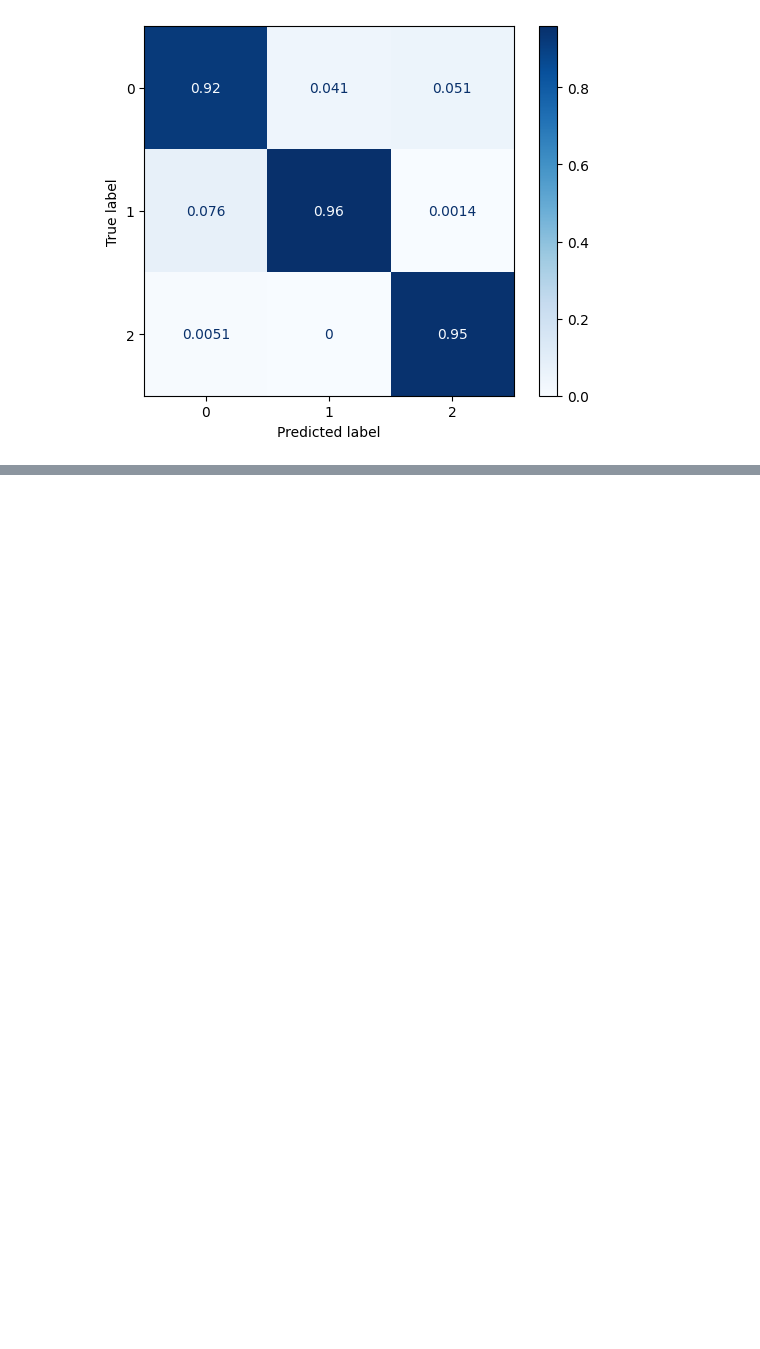
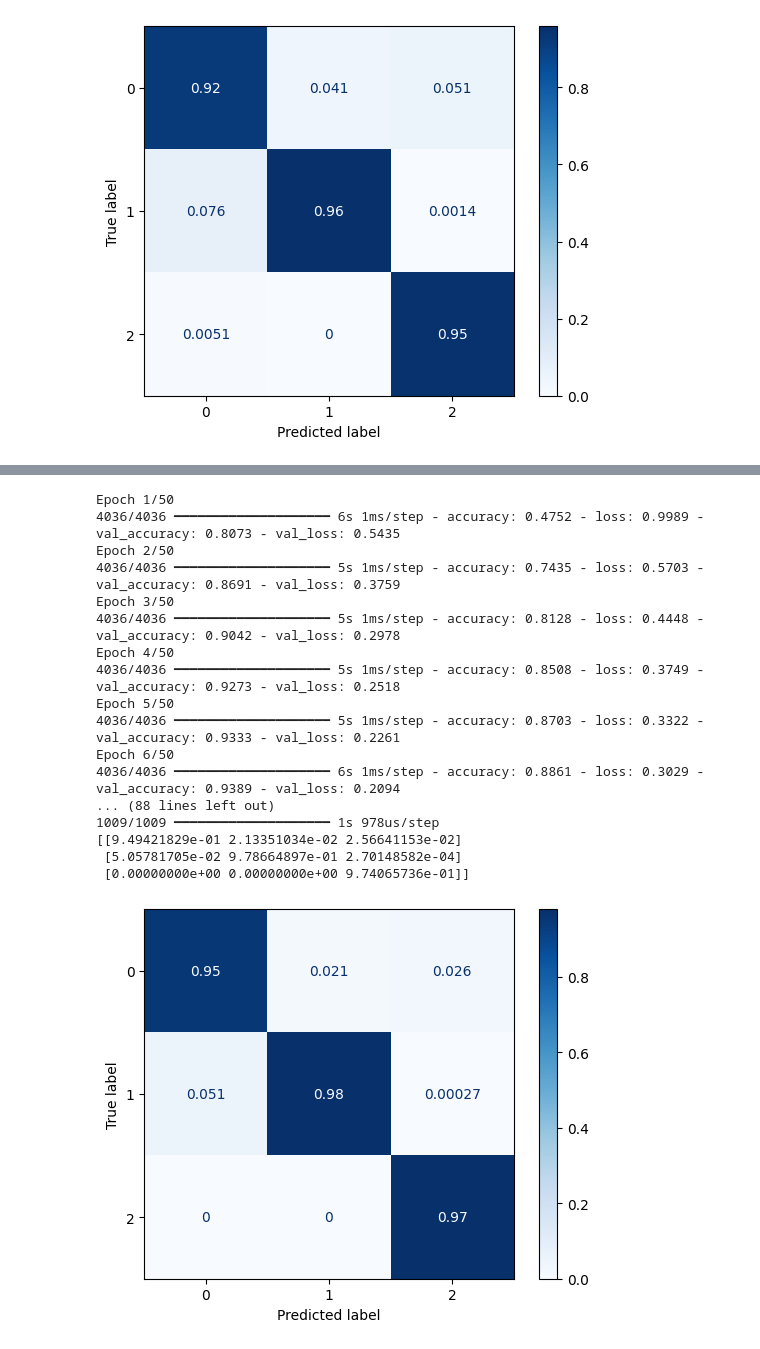
Before and after one commit to TeodoraSekulic/MASINSKO-projekat3, a Jupyter notebook: zvezde/novoP3.ipynb, the cells around one changed output, grey strips where cells are left out. Cells and saved outputs as stored; diff of their text form; code cells hidden in the pictures; blank space fills up the shorter version.

```diff
--- a/zvezde/novoP3.ipynb
+++ b/zvezde/novoP3.ipynb
@@ -1076,0 +1124,17 @@ epoch_count = range(1, len(training_loss) + 1)
+# %%
+from tensorflow.keras.models import Sequential
+from tensorflow.keras.layers import Dense, Dropout
+from tensorflow.keras.optimizers import Adam, RMSprop
+
+# Kreiranje modela
+model_admin = Sequential()
+model_admin.add(Dense(15, input_shape=(11,), activation='sigmoid'))  # Sigmoid aktivacijska funkcija
+model_admin.add(Dropout(0.2))  # Dropout sloj za regularizaciju
+model_admin.add(Dense(8, activation='sigmoid'))
+model_admin.add(Dense(3, activation='softmax'))
+
+# Kompilacija modela s optimizatorom Adam
+model_admin.compile(loss='categorical_crossentropy', optimizer=Adam(learning_rate=0.001), metrics=['accuracy'])
+
+# Ispis informacija o modelu
+model_admin.summary()
@@ -1076,0 +1157,21 @@ epoch_count = range(1, len(training_loss) + 1)
+# %%
+history = my_fit2(dataframe_enc_stand, model_admin, epochs=50)
+# %% [output]
+Epoch 1/50
+4036/4036 ━━━━━━━━━━━━━━━━━━━━ 6s 1ms/step - accuracy: 0.4752 - loss: 0.9989 - val_accuracy: 0.8073 - val_loss: 0.5435
+Epoch 2/50
+4036/4036 ━━━━━━━━━━━━━━━━━━━━ 5s 1ms/step - accuracy: 0.7435 - loss: 0.5703 - val_accuracy: 0.8691 - val_loss: 0.3759
+Epoch 3/50
+4036/4036 ━━━━━━━━━━━━━━━━━━━━ 5s 1ms/step - accuracy: 0.8128 - loss: 0.4448 - val_accuracy: 0.9042 - val_loss: 0.2978
+Epoch 4/50
+4036/4036 ━━━━━━━━━━━━━━━━━━━━ 5s 1ms/step - accuracy: 0.8508 - loss: 0.3749 - val_accuracy: 0.9273 - val_loss: 0.2518
+Epoch 5/50
+4036/4036 ━━━━━━━━━━━━━━━━━━━━ 5s 1ms/step - accuracy: 0.8703 - loss: 0.3322 - val_accuracy: 0.9333 - val_loss: 0.2261
+Epoch 6/50
+4036/4036 ━━━━━━━━━━━━━━━━━━━━ 6s 1ms/step - accuracy: 0.8861 - loss: 0.3029 - val_accuracy: 0.9389 - val_loss: 0.2094
+... (88 lines left out)
+1009/1009 ━━━━━━━━━━━━━━━━━━━━ 1s 978us/step
+[[9.49421829e-01 2.13351034e-02 2.56641153e-02]
+ [5.05781705e-02 9.78664897e-01 2.70148582e-04]
+ [0.00000000e+00 0.00000000e+00 9.74065736e-01]]
+[figure, added]
```
Also changed, not shown: parts of 18 cells of this notebook.
